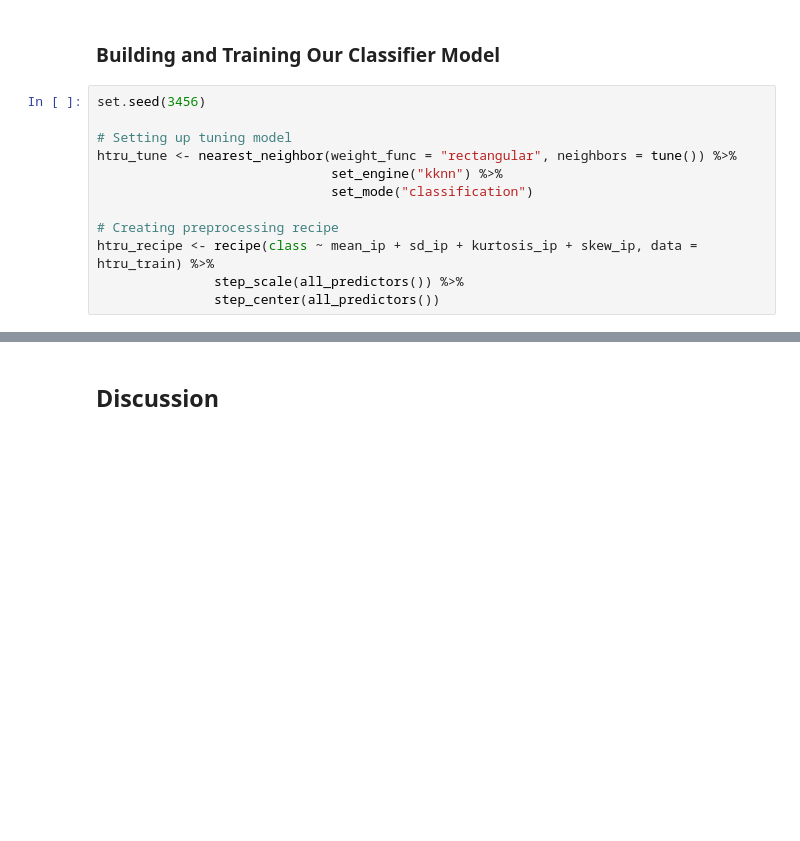
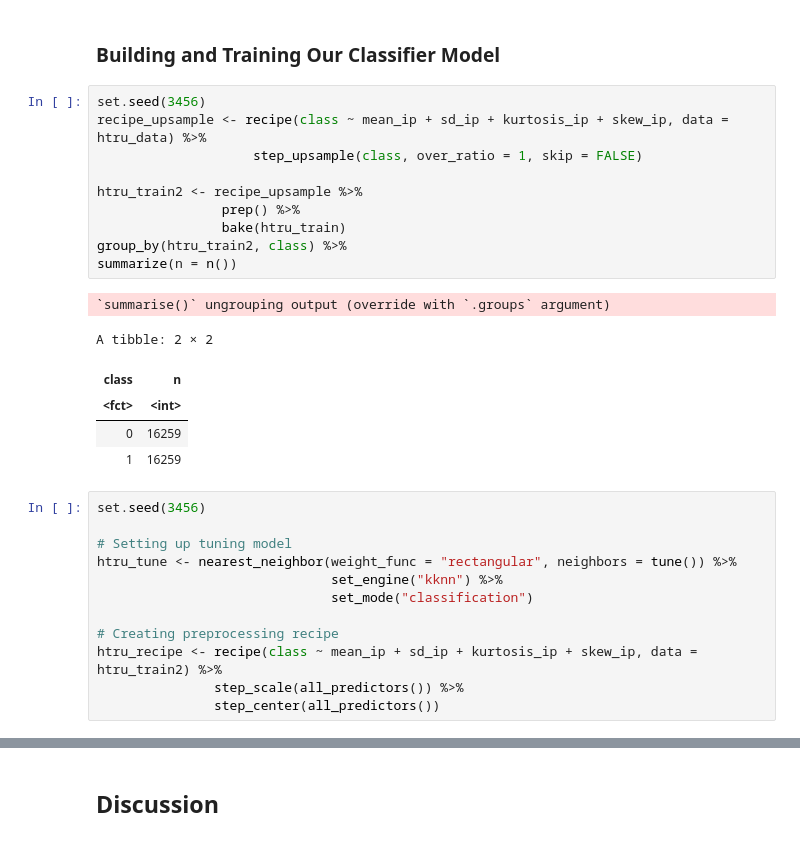
Before and after one commit to iaujla01/DSCI100Project, a Jupyter notebook: project_main.ipynb, the cells around one changed output, grey strips where cells are left out. Cells and saved outputs as stored; diff of their text form; blank space fills up the shorter version.

```diff
--- a/project_main.ipynb
+++ b/project_main.ipynb
@@ -227,6 +255,23 @@ grid.arrange(vis_mean_dmsnr, vis_sd_dmsnr, vis_kurtosis_dmsnr, vis_skew_dmsnr, n
 [figure]
 # %% [markdown]
 ### Building and Training Our Classifier Model
+# %%
+set.seed(3456)
+recipe_upsample <- recipe(class ~ mean_ip + sd_ip + kurtosis_ip + skew_ip, data = htru_data) %>%
+                    step_upsample(class, over_ratio = 1, skip = FALSE)
+
+htru_train2 <- recipe_upsample %>%
+                prep() %>%
+                bake(htru_train)
+group_by(htru_train2, class) %>%
+summarize(n = n())
+# %% [output]
+`summarise()` ungrouping output (override with `.groups` argument)
+A tibble: 2 × 2
+| class | n |
+| <fct> | <int> |
+| 0 | 16259 |
+| 1 | 16259 |
 # %%
 set.seed(3456)
 
@@ -236,7 +281,7 @@ htru_tune <- nearest_neighbor(weight_func = "rectangular", neighbors = tune()) %
                               set_mode("classification")
 
 # Creating preprocessing recipe
-htru_recipe <- recipe(class ~ mean_ip + sd_ip + kurtosis_ip + skew_ip, data = htru_train) %>%
+htru_recipe <- recipe(class ~ mean_ip + sd_ip + kurtosis_ip + skew_ip, data = htru_train2) %>%
                step_scale(all_predictors()) %>%
                step_center(all_predictors())
 # %%
```
Also changed, not shown: parts of 5 cells of this notebook.
